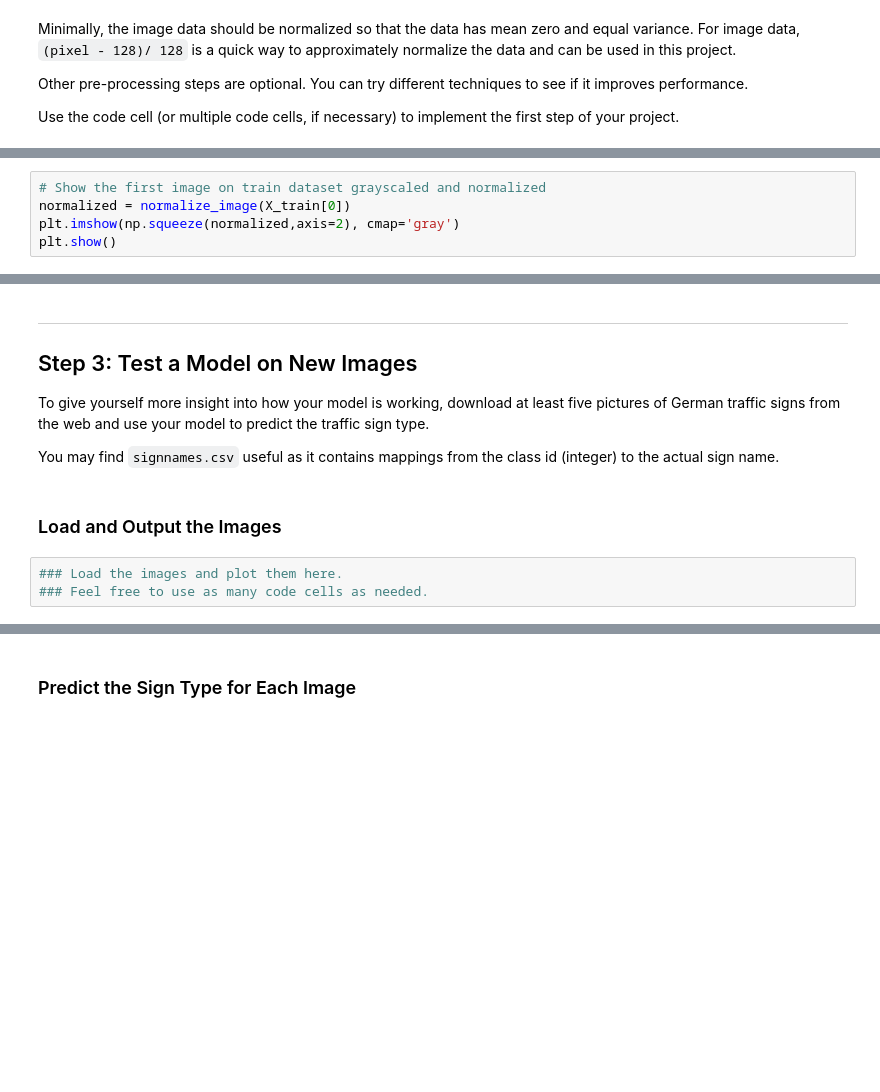
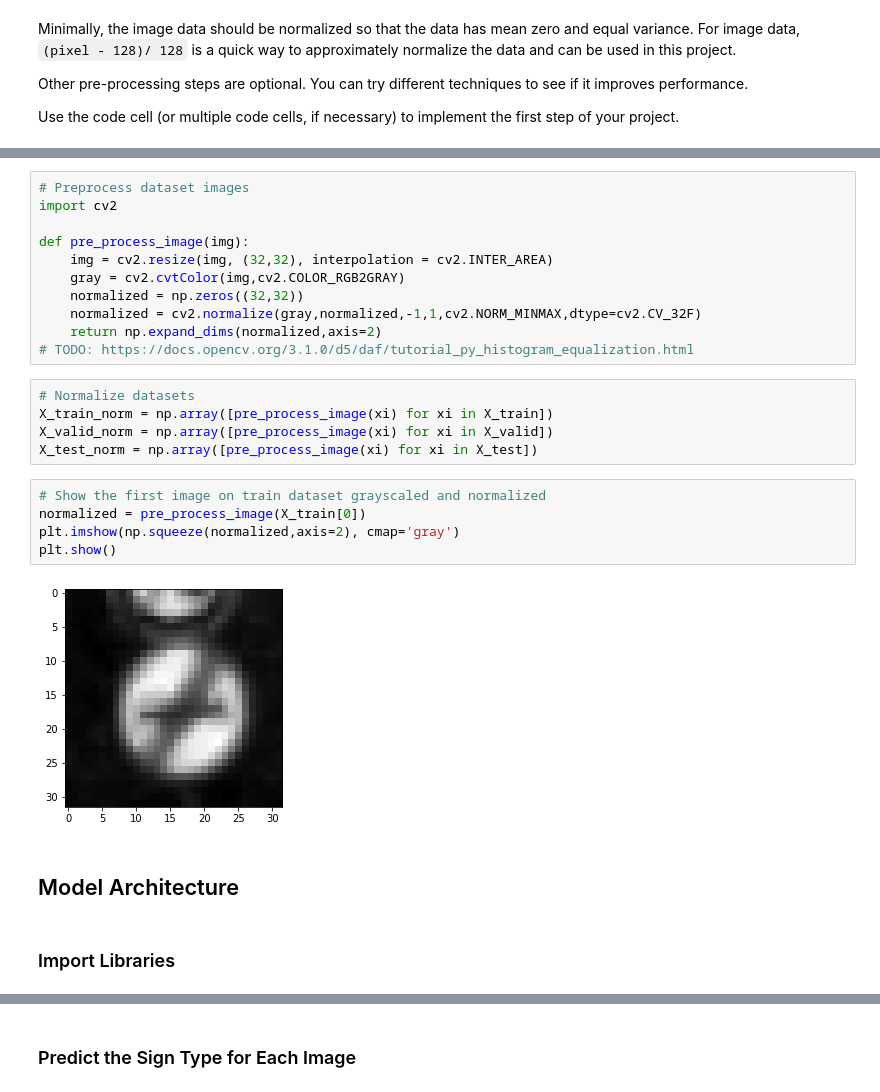
Before and after one commit to rodriguesrenato/CarND-Traffic-Sign-Classifier-Project, a Jupyter notebook: Traffic_Sign_Classifier.ipynb, the cells around one changed output, grey strips where cells are left out. Drawn from its saved outputs; the diff is of its cells as text; blank space fills up the shorter version.

Commit message:
feat: Completed step 4

```diff
--- a/Traffic_Sign_Classifier.ipynb
+++ b/Traffic_Sign_Classifier.ipynb
@@ -197,5 +197,0 @@ X_test_norm = np.array([normalize_image(xi) for xi in X_test])
-# %%
-# Show the first image on train dataset grayscaled and normalized
-normalized = normalize_image(X_train[0])
-plt.imshow(np.squeeze(normalized,axis=2), cmap='gray')
-plt.show()
@@ -629,13 +198,27 @@ print(str(arr[0][0]))
-# %% [markdown]
----
-
-## Step 3: Test a Model on New Images
-
-To give yourself more insight into how your model is working, download at least five pictures of German traffic signs from the web and use your model to predict the traffic sign type.
-
-You may find `signnames.csv` useful as it contains mappings from the class id (integer) to the actual sign name.
-# %% [markdown]
-### Load and Output the Images
-# %%
-### Load the images and plot them here.
-### Feel free to use as many code cells as needed.
+# %%
+# Preprocess dataset images
+import cv2
+
+def pre_process_image(img):
+    img = cv2.resize(img, (32,32), interpolation = cv2.INTER_AREA)
+    gray = cv2.cvtColor(img,cv2.COLOR_RGB2GRAY)
+    normalized = np.zeros((32,32))
+    normalized = cv2.normalize(gray,normalized,-1,1,cv2.NORM_MINMAX,dtype=cv2.CV_32F)
+    return np.expand_dims(normalized,axis=2)
+# TODO: https://docs.opencv.org/3.1.0/d5/daf/tutorial_py_histogram_equalization.html
+# %%
+# Normalize datasets
+X_train_norm = np.array([pre_process_image(xi) for xi in X_train])
+X_valid_norm = np.array([pre_process_image(xi) for xi in X_valid])
+X_test_norm = np.array([pre_process_image(xi) for xi in X_test])
+# %%
+# Show the first image on train dataset grayscaled and normalized
+normalized = pre_process_image(X_train[0])
+plt.imshow(np.squeeze(normalized,axis=2), cmap='gray')
+plt.show()
+# %% [output]
+[figure, added]
+# %% [markdown]
+## Model Architecture
+# %% [markdown]
+### Import Libraries
```
Also changed, not shown: parts of 65 cells of this notebook.
